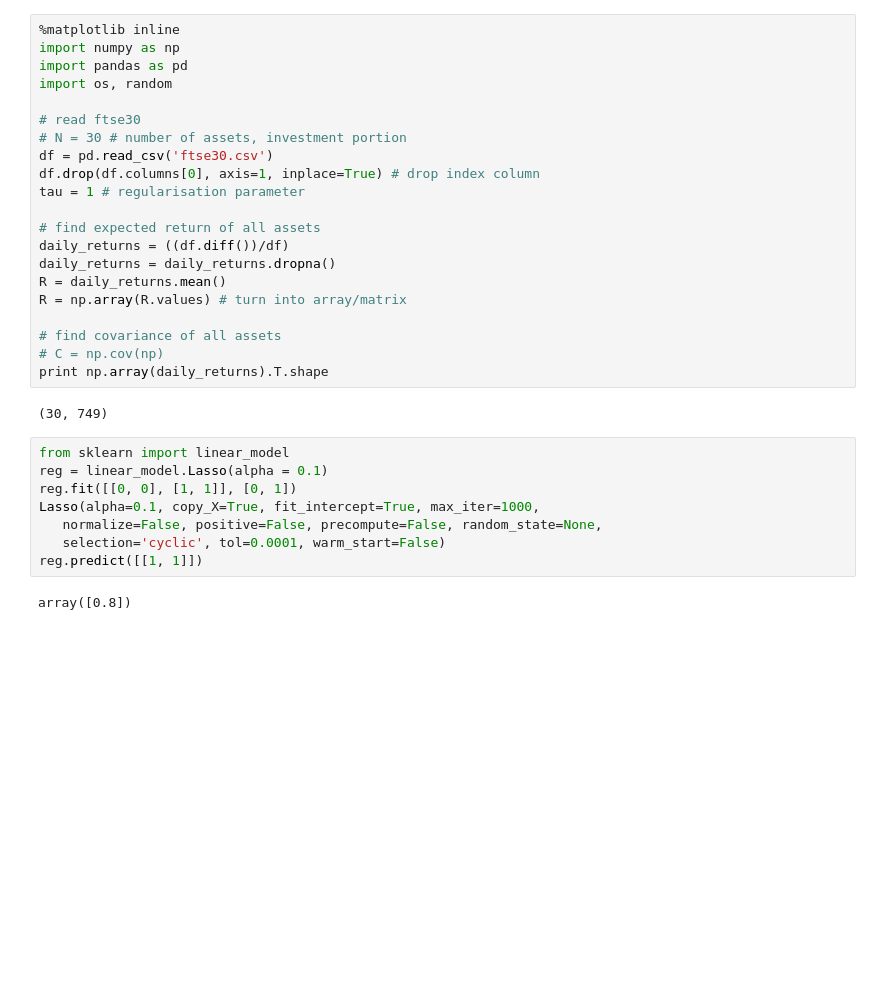
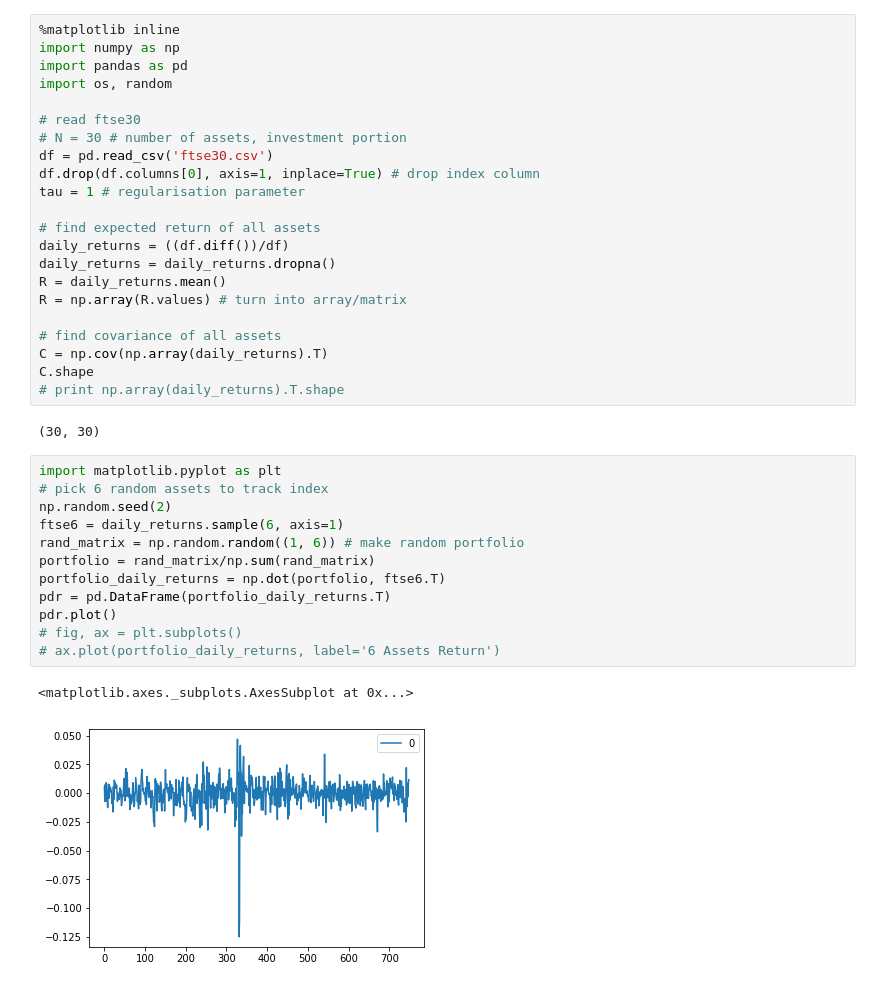
Before and after one commit to reubenng/compfinance, a Jupyter notebook: index_tracking.ipynb, the cells around one changed output. Drawn from its saved outputs; the diff is of its cells as text; blank space fills up the shorter version.

```diff
--- a/index_tracking.ipynb
+++ b/index_tracking.ipynb
@@ -17,17 +17,23 @@ R = daily_returns.mean()
 R = np.array(R.values) # turn into array/matrix
 
 # find covariance of all assets
-# C = np.cov(np)
-print np.array(daily_returns).T.shape
+C = np.cov(np.array(daily_returns).T)
+C.shape
+# print np.array(daily_returns).T.shape
 # %% [output]
-(30, 749)
+(30, 30)
-# %%
-from sklearn import linear_model
-reg = linear_model.Lasso(alpha = 0.1)
-reg.fit([[0, 0], [1, 1]], [0, 1])
-Lasso(alpha=0.1, copy_X=True, fit_intercept=True, max_iter=1000,
-   normalize=False, positive=False, precompute=False, random_state=None,
-   selection='cyclic', tol=0.0001, warm_start=False)
-reg.predict([[1, 1]])
-# %% [output]
-array([0.8])
+# %%
+import matplotlib.pyplot as plt
+# pick 6 random assets to track index
+np.random.seed(2)
+ftse6 = daily_returns.sample(6, axis=1)
+rand_matrix = np.random.random((1, 6)) # make random portfolio
+portfolio = rand_matrix/np.sum(rand_matrix)
+portfolio_daily_returns = np.dot(portfolio, ftse6.T)
+pdr = pd.DataFrame(portfolio_daily_returns.T)
+pdr.plot()
+# fig, ax = plt.subplots()
+# ax.plot(portfolio_daily_returns, label='6 Assets Return')
+# %% [output]
+<matplotlib.axes._subplots.AxesSubplot at 0x...>
+[figure, added]
```
Also changed, not shown: parts of 5 cells of this notebook.
